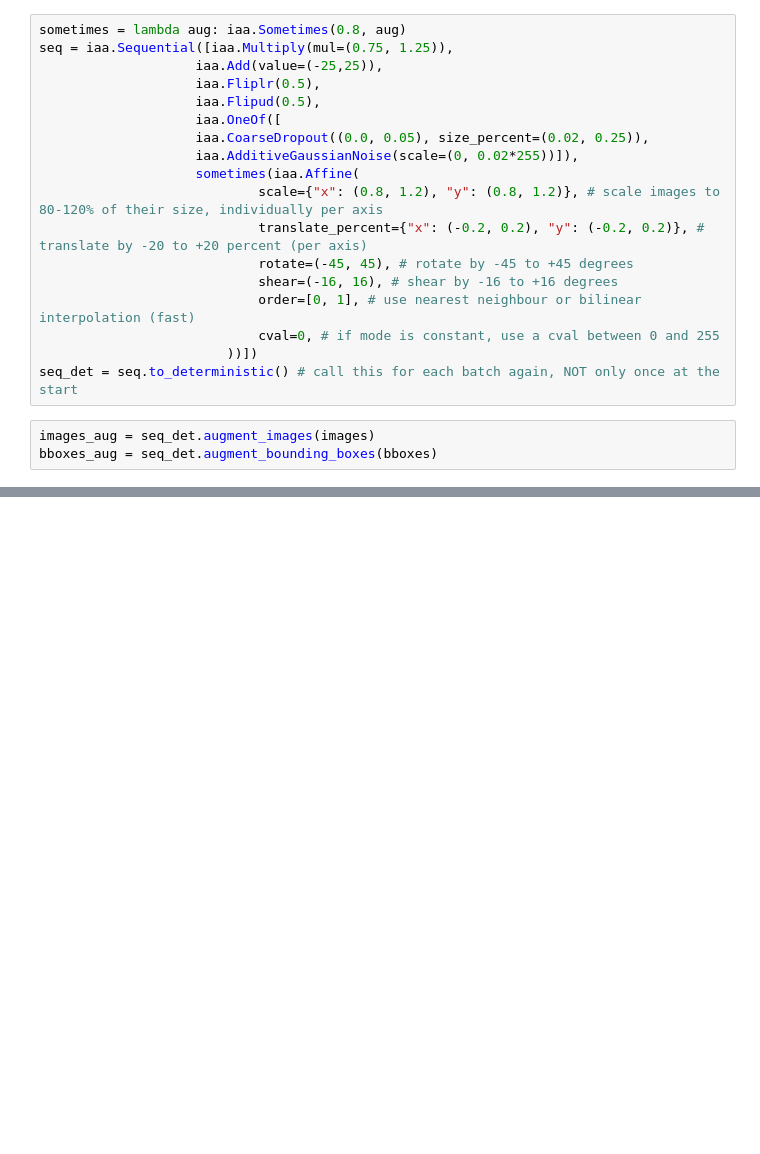
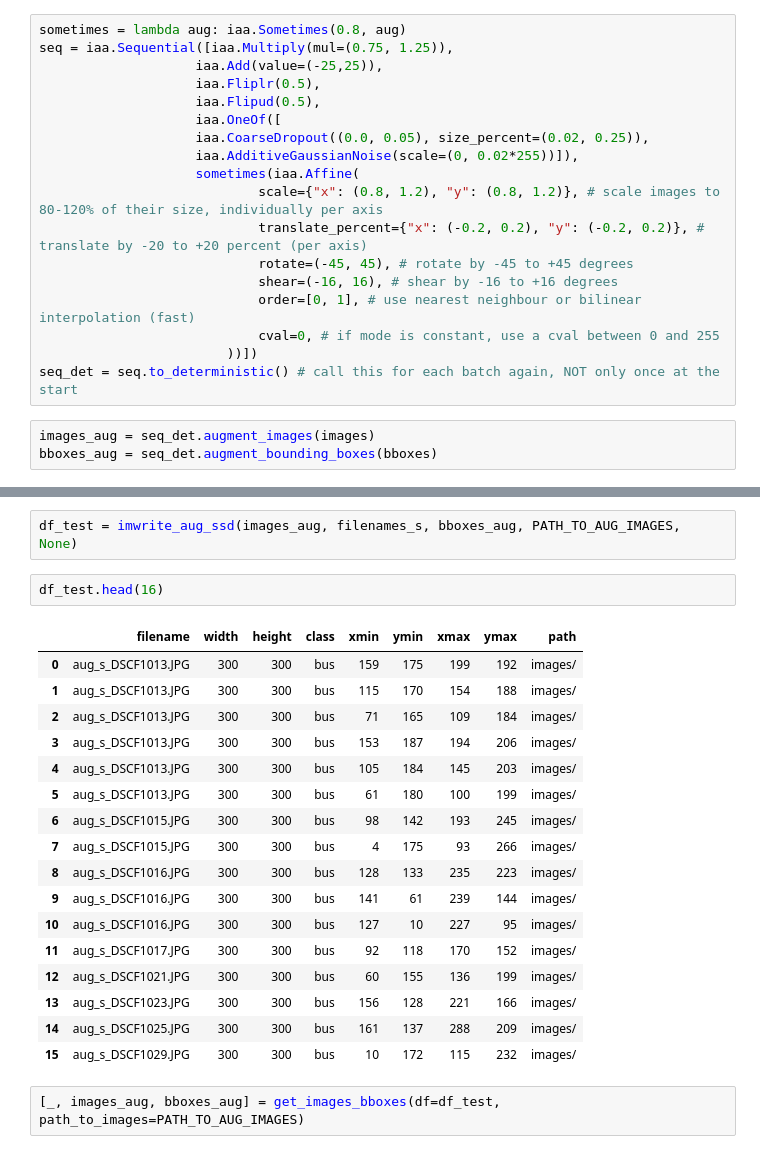
Before and after one commit to shalomma/BusDetection, a Jupyter notebook: augmentation/playground.ipynb, the cells around one changed output, grey strips where cells are left out. Saved outputs shown, nothing was run; the diff lists cells and outputs as text; blank space fills up the shorter version.

```diff
--- a/augmentation/playground.ipynb
+++ b/augmentation/playground.ipynb
@@ -76,3 +76,27 @@ bboxes_aug = seq_det.augment_bounding_boxes(bboxes)
+# %%
+df_test = imwrite_aug_ssd(images_aug, filenames_s, bboxes_aug, PATH_TO_AUG_IMAGES, None)
+# %%
+df_test.head(16)
+# %% [output]
+|  | filename | width | height | class | xmin | ymin | xmax | ymax | path |
+| 0 | aug_s_DSCF1013.JPG | 300 | 300 | bus | 159 | 175 | 199 | 192 | images/ |
+| 1 | aug_s_DSCF1013.JPG | 300 | 300 | bus | 115 | 170 | 154 | 188 | images/ |
+| 2 | aug_s_DSCF1013.JPG | 300 | 300 | bus | 71 | 165 | 109 | 184 | images/ |
+| 3 | aug_s_DSCF1013.JPG | 300 | 300 | bus | 153 | 187 | 194 | 206 | images/ |
+| 4 | aug_s_DSCF1013.JPG | 300 | 300 | bus | 105 | 184 | 145 | 203 | images/ |
+| 5 | aug_s_DSCF1013.JPG | 300 | 300 | bus | 61 | 180 | 100 | 199 | images/ |
+| 6 | aug_s_DSCF1015.JPG | 300 | 300 | bus | 98 | 142 | 193 | 245 | images/ |
+| 7 | aug_s_DSCF1015.JPG | 300 | 300 | bus | 4 | 175 | 93 | 266 | images/ |
+| 8 | aug_s_DSCF1016.JPG | 300 | 300 | bus | 128 | 133 | 235 | 223 | images/ |
+| 9 | aug_s_DSCF1016.JPG | 300 | 300 | bus | 141 | 61 | 239 | 144 | images/ |
+| 10 | aug_s_DSCF1016.JPG | 300 | 300 | bus | 127 | 10 | 227 | 95 | images/ |
+| 11 | aug_s_DSCF1017.JPG | 300 | 300 | bus | 92 | 118 | 170 | 152 | images/ |
+| 12 | aug_s_DSCF1021.JPG | 300 | 300 | bus | 60 | 155 | 136 | 199 | images/ |
+| 13 | aug_s_DSCF1023.JPG | 300 | 300 | bus | 156 | 128 | 221 | 166 | images/ |
+| 14 | aug_s_DSCF1025.JPG | 300 | 300 | bus | 161 | 137 | 288 | 209 | images/ |
+| 15 | aug_s_DSCF1029.JPG | 300 | 300 | bus | 10 | 172 | 115 | 232 | images/ |
+# %%
+[_, images_aug, bboxes_aug] = get_images_bboxes(df=df_test, path_to_images=PATH_TO_AUG_IMAGES)
 # %%
 imshow_bbox(images_aug, bboxes_aug, 3)
 # %% [output]
```
Also changed, not shown: parts of 12 cells of this notebook, 2 other files.
